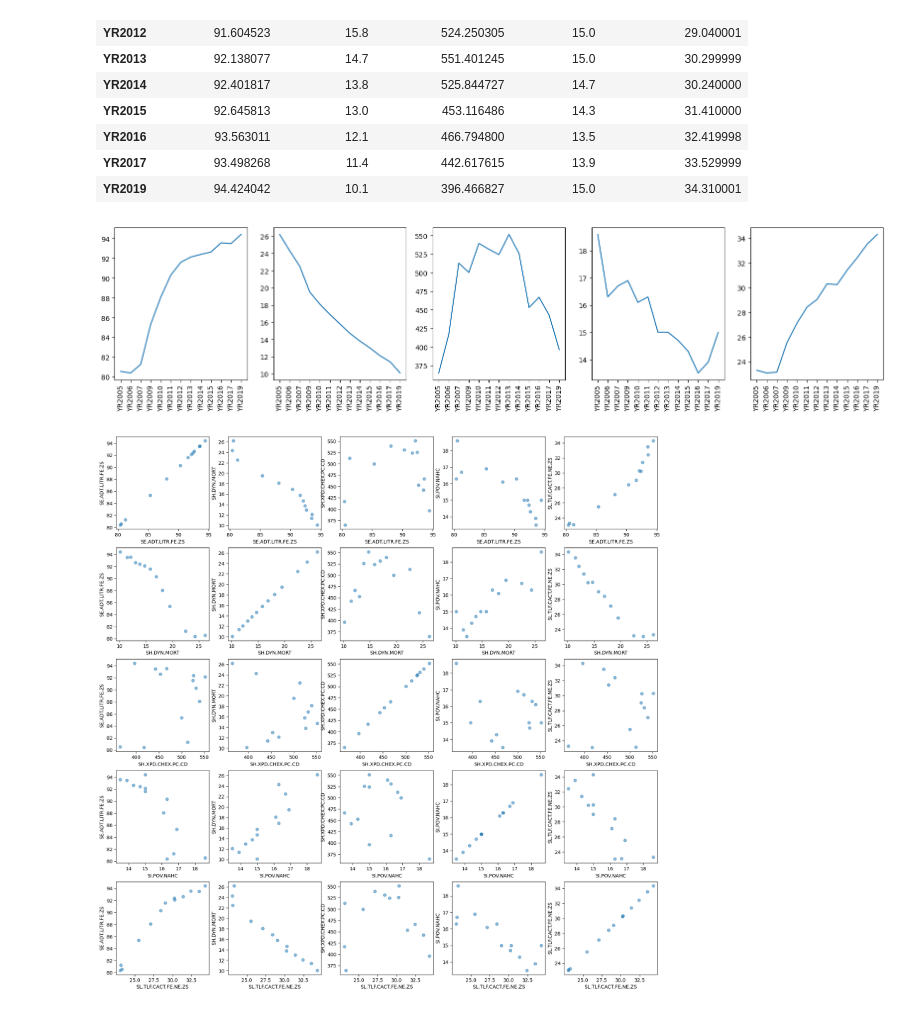
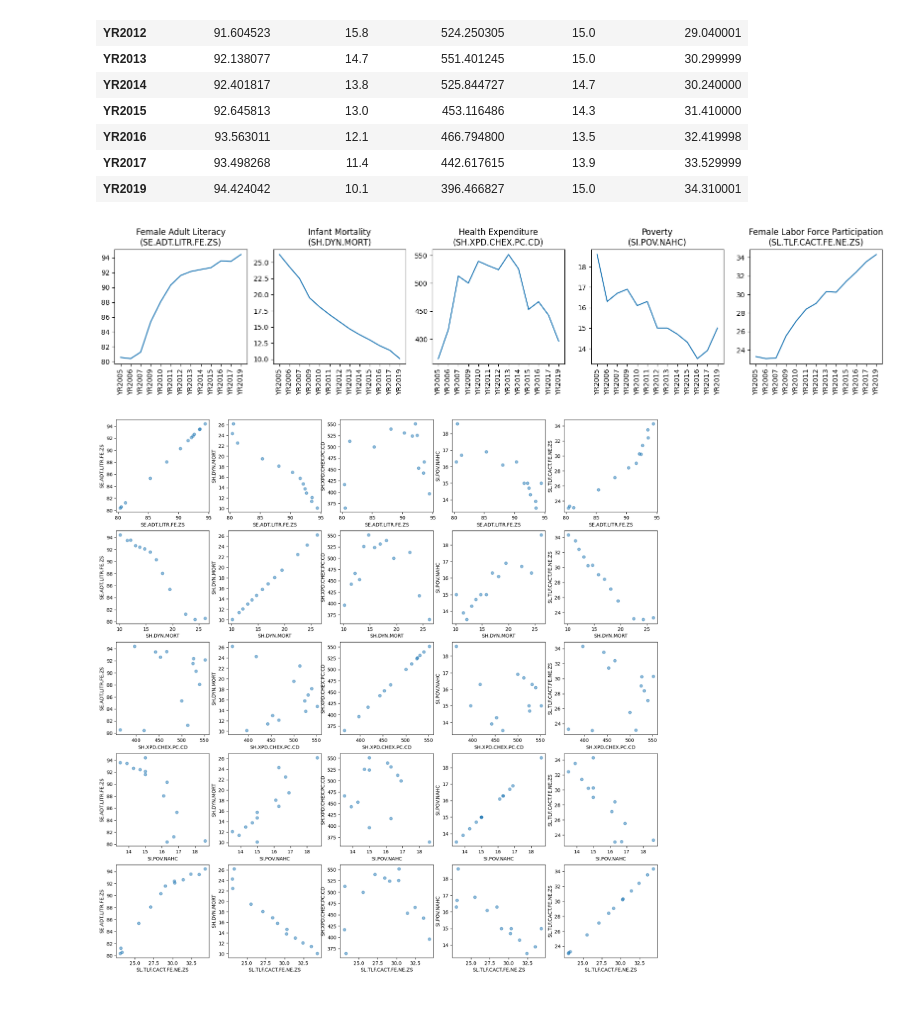
Before and after one commit to kaygun/2022-Fall-381E, a Jupyter notebook: HW2.ipynb, the cells around one changed output. Saved outputs shown, nothing was run; the diff lists cells and outputs as text; code cells hidden in the pictures.

```diff
--- a/HW2.ipynb
+++ b/HW2.ipynb
@@ -155,13 +136,15 @@ data
 | YR2017 | 93.498268 | 11.4 | 442.617615 | 13.9 | 33.529999 |
 | YR2019 | 94.424042 | 10.1 | 396.466827 | 15.0 | 34.310001 |
 # %%
-fig, ax = plt.subplots(1,5, figsize=(20,4))
+fig, ax = plt.subplots(1,5, figsize=(20,3))
+real_names = ['Female Adult Literacy','Infant Mortality','Health Expenditure','Poverty','Female Labor Force Participation']
 
-for i,x in enumerate(data.columns):
+for i,(column,name) in enumerate(zip(data.columns,real_names)):
     ax[i].tick_params(axis='x', rotation=90)
-    ax[i].plot(data.index,data[x])
+    ax[i].set_title(f'{name}\n({column})')
+    ax[i].plot(data.index,data[column])
 # %% [output]
-[figure, old version]
+[figure, new version]
 # %%
 def scatter(data,indx1,indx2,ax):
     xs = data[indx1]
```
Also changed, not shown: parts of 1 cell of this notebook, 1 other file.
